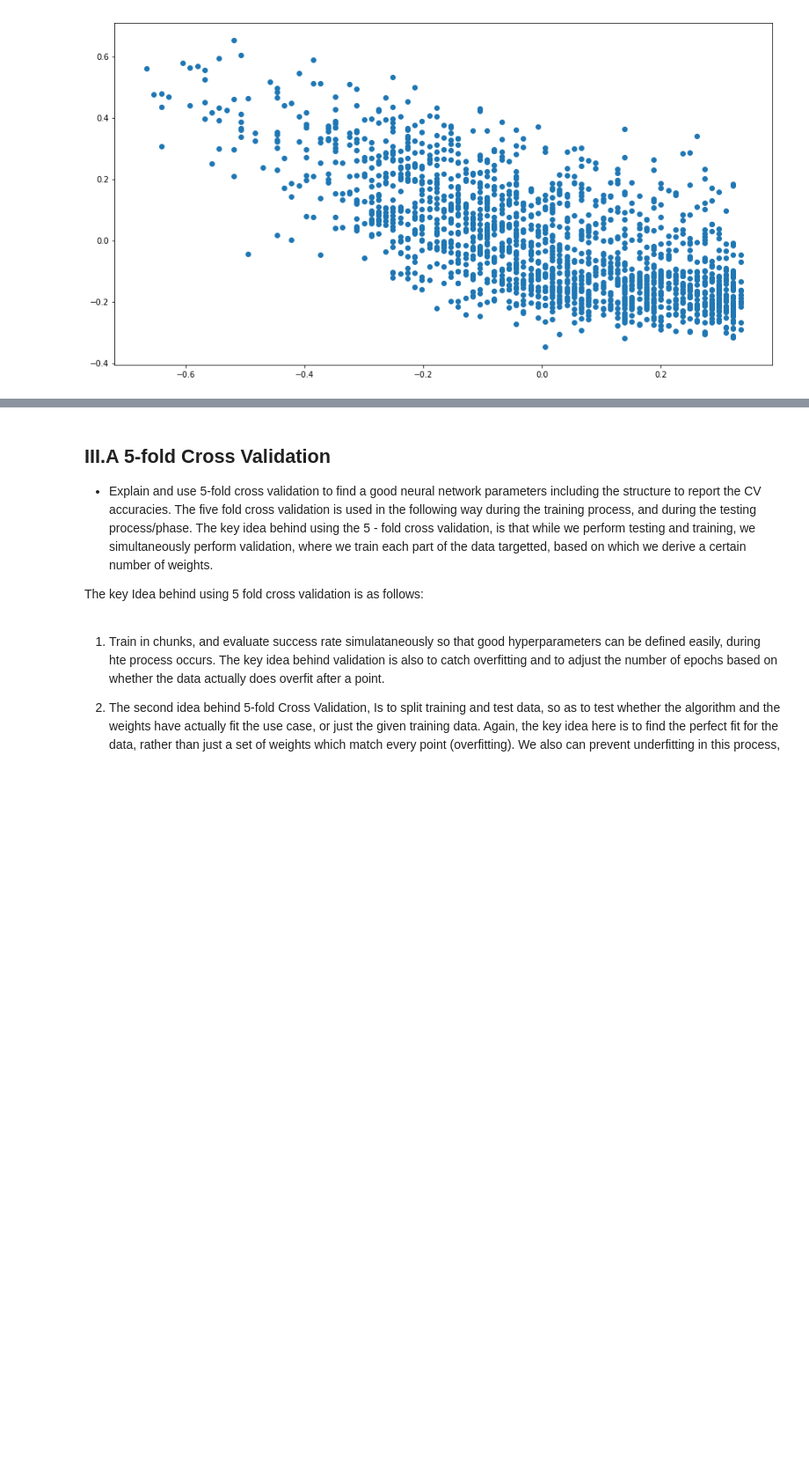
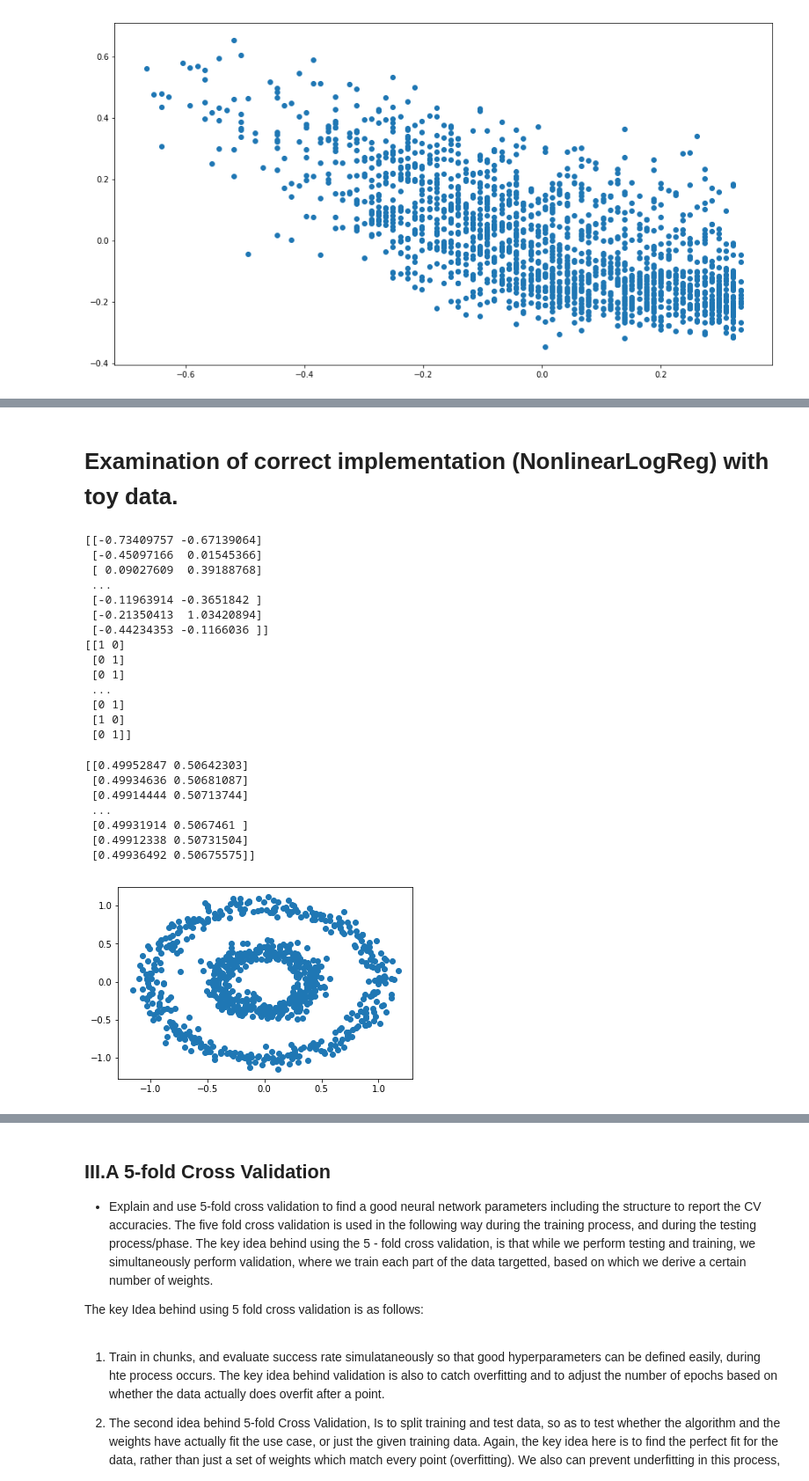
Before and after one commit to anirudhnarayanan/ITCS-6156-Machine-Learning, a Jupyter notebook: Assignment/assignment-4/Assign3.ipynb, the cells around one changed output, grey strips where cells are left out. Shown at 88% size. Saved outputs shown, nothing was run; the diff lists cells and outputs as text; code cells hidden in the pictures; blank space fills up the shorter version.

```diff
--- a/Assignment/assignment-4/Assign3.ipynb
+++ b/Assignment/assignment-4/Assign3.ipynb
@@ -478,7 +598,13 @@ class NeuralNetLog:
             if i == self._nLayers - 1:
                 #t = np.tanh(np.dot(self.add_ones(t), self._W[i]))
                 #t = np.dot(self.add_ones(t), self._W[i])
-                t = 1/(1 - np.exp(np.dot(self.add_ones(t), self._W[i])))
+                #expmat = np.exp(np.dot(self.add_ones(t), self._W[i]))
+                #print(expmat.shape)
+                #denom = np.sum(expmat,axis=0)
+                #t = expmat/denom
+                t = 1/(1+np.exp(-np.dot(self.add_ones(t), self._W[i])))
+
+                #print(t)
             else:
                 t = np.tanh(np.dot(self.add_ones(t), self._W[i]))
                 #t = self.RBF(np.dot(np.hstack((np.ones((t.shape[0],1)),t)),self._W[i]))
@@ -514,7 +640,7 @@ class NeuralNetLog:
     def train(self, X, T,**params):
         verbose = params.pop('verbose', False)
         # training parameters
-        _lambda = params.pop('Lambda', 0)
+        _lambda = params.pop('Lambda', 0.05)
 
         #parameters for scg
         niter = params.pop('niter', 1000)
@@ -530,7 +656,7 @@ class NeuralNetLog:
             explore = params.pop('explore', False)
             self.stdX = Standardizer(X, explore)
         Xs = self.stdX.standardize(X)
-        if self.stdT == None and self.stdTarget:
+        if self.stdT == None and self.stdTarget and False:
             self.stdT = Standardizer(T)
             T = self.stdT.standardize(T)
 
@@ -611,0 +714,48 @@ Using the knowledge we have, we pick a different activation function, and based
+# %% [markdown]
+# Examination of correct implementation (NonlinearLogReg) with toy data.
+# %%
+from sklearn.datasets import make_circles
+from sklearn.preprocessing import OneHotEncoder
+
+X, T = make_circles(n_samples=800, noise=0.07, factor=0.4)
+new_T = np.array([[0,0]]*X.shape[0]) #one hot T
+for i in range(len(T)):
+    new_T[i][T[i]] = 1
+
+print(X)
+print(new_T)
+
+plt.scatter(X[:,0],X[:,1])
+
+trainnet = NeuralNetLog([X.shape[1],11,2])
+trainnet.train(X,new_T,ftracep=True)
+tranans,z = trainnet.use(X,retZ=True)
+
+#cc = CrossValid(X,new_T)
+#cc.five_fold_classify()
+
+#new_T = np.
+print(tranans)
+# %% [output]
+[[-0.73409757 -0.67139064]
+ [-0.45097166  0.01545366]
+ [ 0.09027609  0.39188768]
+ ...
+ [-0.11963914 -0.3651842 ]
+ [-0.21350413  1.03420894]
+ [-0.44234353 -0.1166036 ]]
+[[1 0]
+ [0 1]
+ [0 1]
+ ...
+ [0 1]
+ [1 0]
+ [0 1]]
+[[0.49952847 0.50642303]
+ [0.49934636 0.50681087]
+ [0.49914444 0.50713744]
+ ...
+ [0.49931914 0.5067461 ]
+ [0.49912338 0.50731504]
+ [0.49936492 0.50675575]]
+[figure, added]
```
Also changed, not shown: parts of 42 cells of this notebook, 1 other file.
